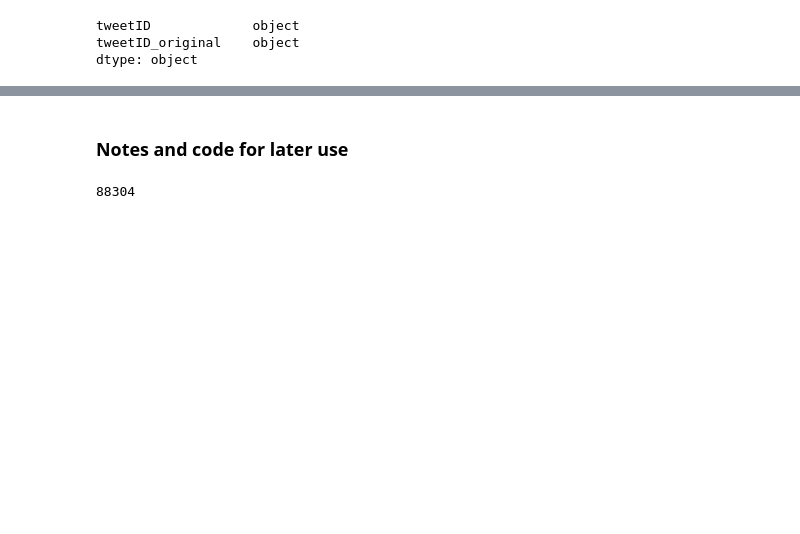
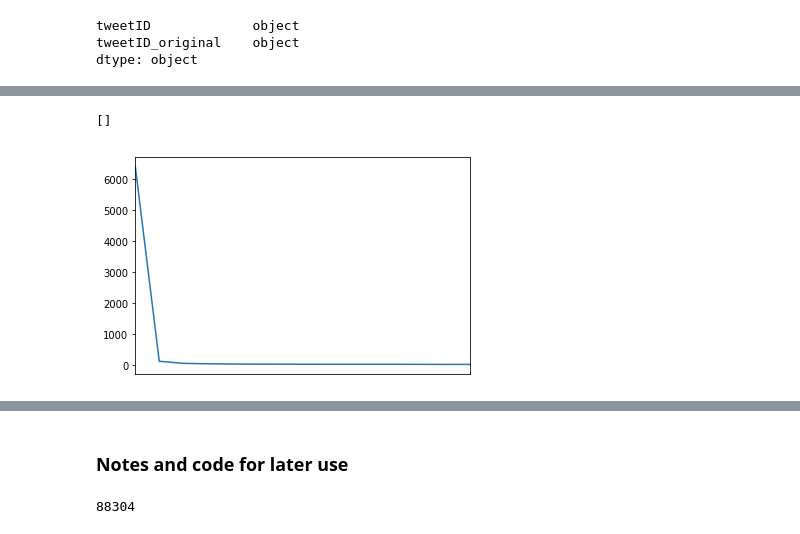
Before and after one commit to menyalas/llcu612Project, a Jupyter notebook: Descriptives-SAM.ipynb, the cells around one changed output, grey strips where cells are left out. Drawn from its saved outputs; the diff is of its cells as text; code cells hidden in the pictures; blank space fills up the shorter version.

```diff
--- a/Descriptives-SAM.ipynb
+++ b/Descriptives-SAM.ipynb
@@ -131,0 +252,6 @@ dtype: object
+# %%
+%matplotlib inline
+df['authorPicture'].value_counts()[0:15].plot().axes.get_xaxis().set_ticks([])
+# %% [output]
+[]
+[figure, added]
```
Also changed, not shown: parts of 34 cells of this notebook.
